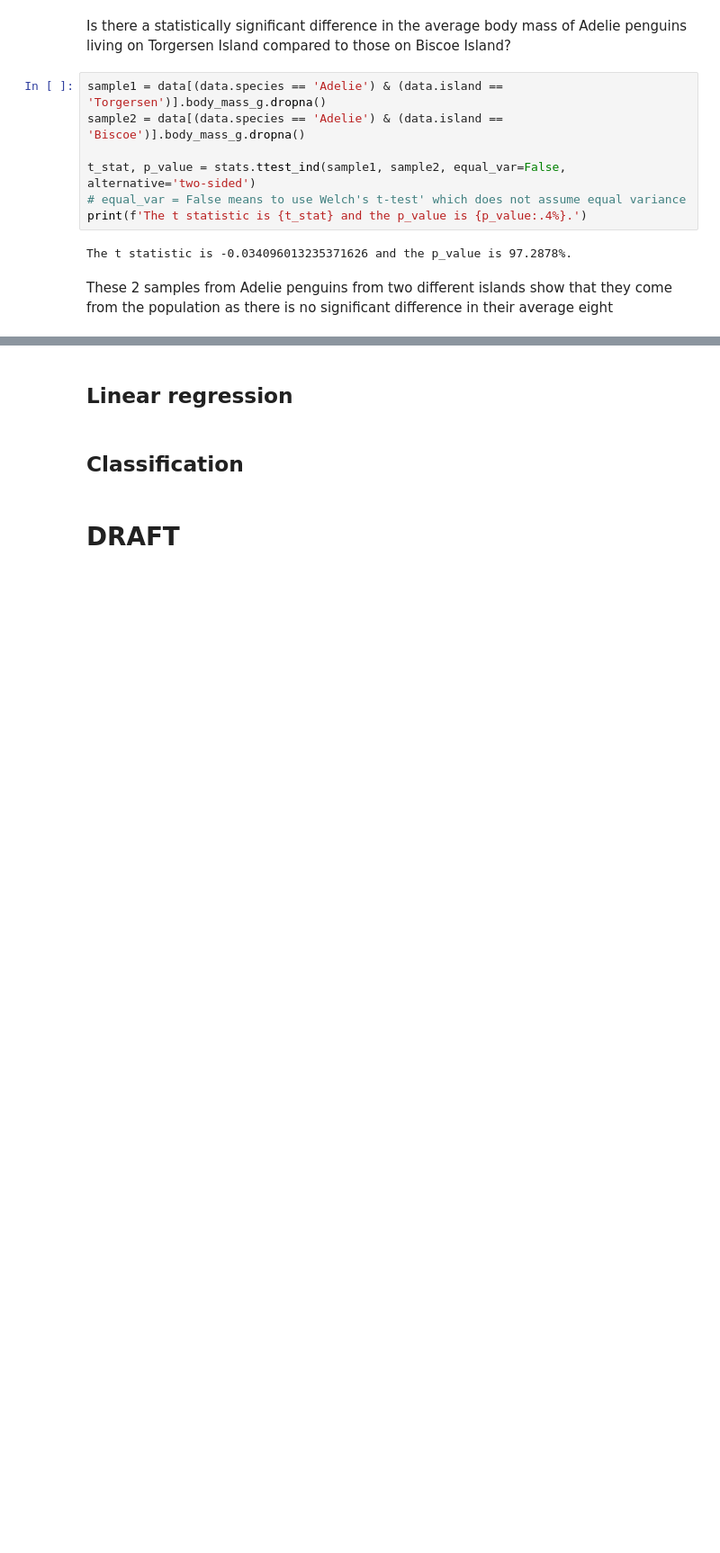
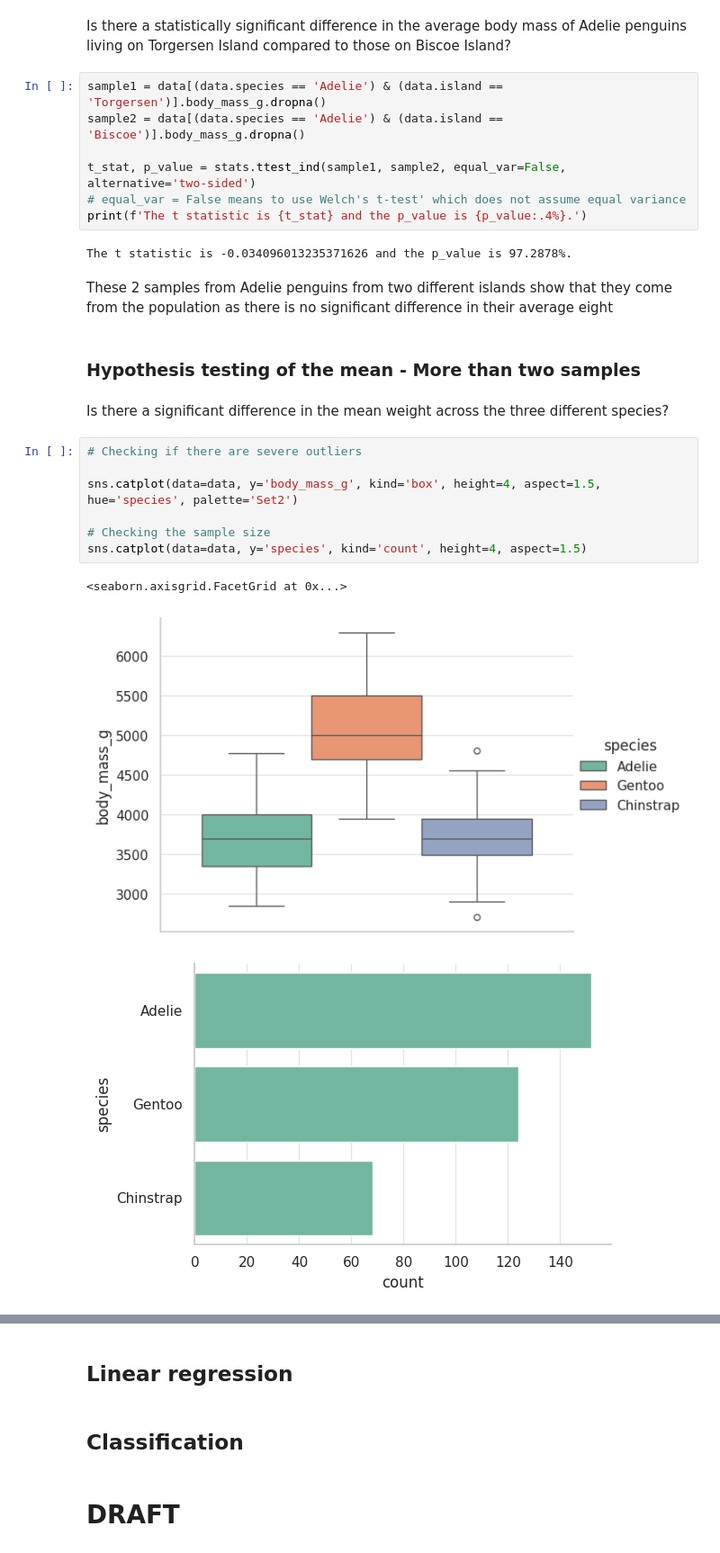
Before and after one commit to carlosjesuscaro/data_analysis_summary, a Jupyter notebook: main.ipynb, the cells around one changed output, grey strips where cells are left out. Shown at 90% size. Drawn from its saved outputs; the diff is of its cells as text; blank space fills up the shorter version.

```diff
--- a/main.ipynb
+++ b/main.ipynb
@@ -163,3 +164,18 @@ print(f'The t statistic is {t_stat} and the p_value is {p_value:.4%}.')
 The t statistic is -0.034096013235371626 and the p_value is 97.2878%.
 # %% [markdown]
 These 2 samples from Adelie penguins from two different islands show that they come from the population as there is no significant difference in their average eight
+# %% [markdown]
+### Hypothesis testing of the mean - More than two samples
+# %% [markdown]
+Is there a significant difference in the mean weight across the three different species?
+# %%
+# Checking if there are severe outliers
+
+sns.catplot(data=data, y='body_mass_g', kind='box', height=4, aspect=1.5, hue='species', palette='Set2')
+
+# Checking the sample size
+sns.catplot(data=data, y='species', kind='count', height=4, aspect=1.5)
+# %% [output]
+<seaborn.axisgrid.FacetGrid at 0x...>
+[figure, added]
+[figure, added]
```
Also changed, not shown: parts of 15 cells of this notebook, 2 other files.
